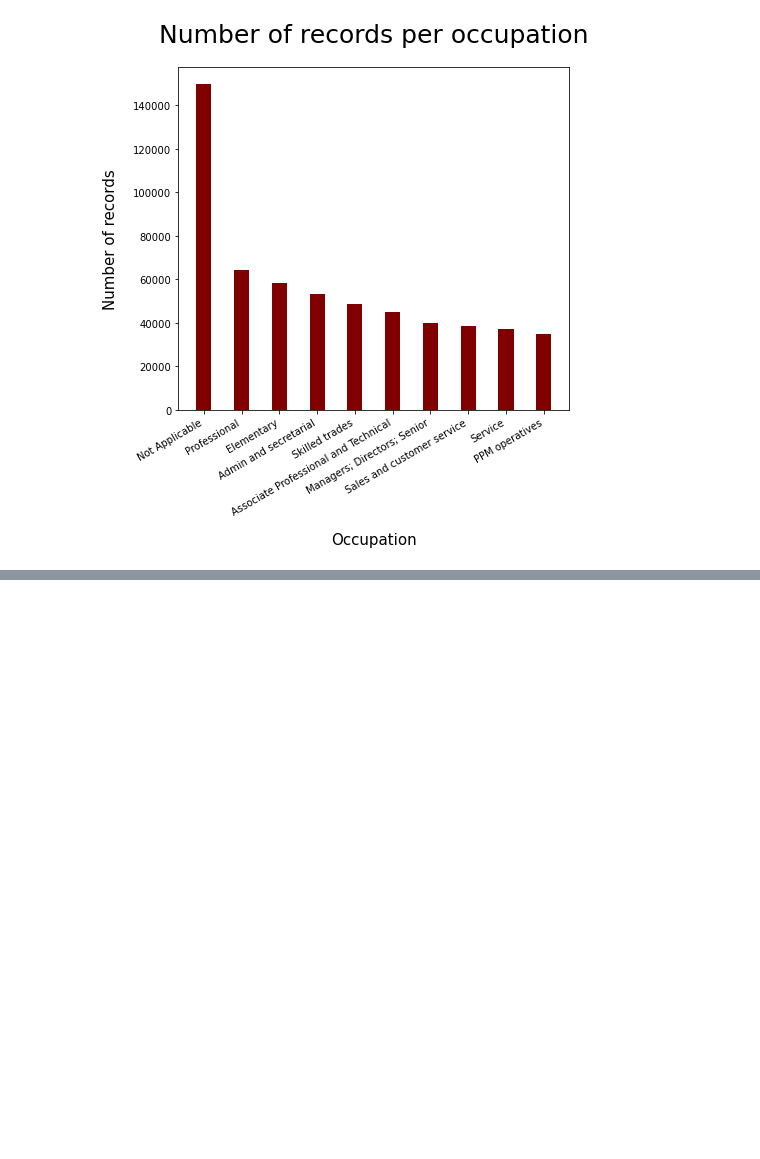
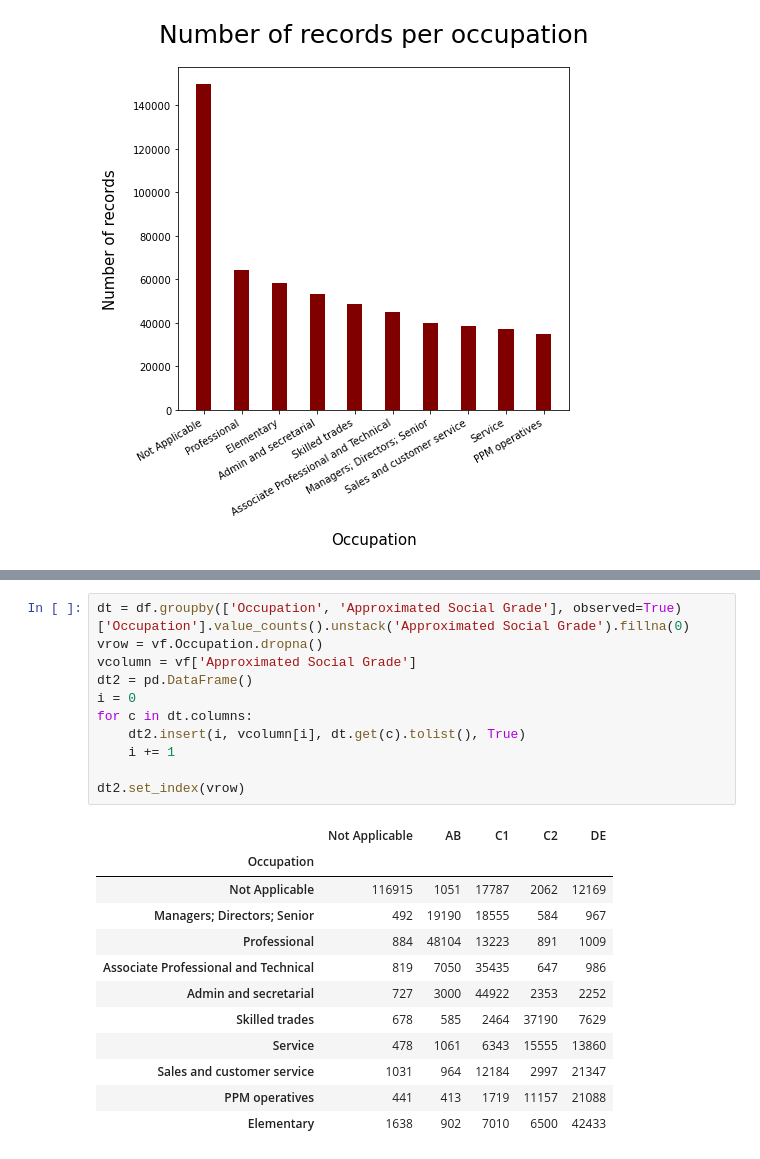
Before and after one commit to b0mbastik/PythonP2, a Jupyter notebook: analysis.ipynb, the cells around one changed output, grey strips where cells are left out. Cells and saved outputs as stored; diff of their text form; blank space fills up the shorter version.

```diff
--- a/analysis.ipynb
+++ b/analysis.ipynb
@@ -79,0 +108,24 @@ rg.get_pie_chart(df['Country of Birth'], vf['Country of Birth'], "Country of Bir
+# %%
+dt = df.groupby(['Occupation', 'Approximated Social Grade'], observed=True)['Occupation'].value_counts().unstack('Approximated Social Grade').fillna(0)
+vrow = vf.Occupation.dropna()
+vcolumn = vf['Approximated Social Grade']
+dt2 = pd.DataFrame()
+i = 0
+for c in dt.columns:
+    dt2.insert(i, vcolumn[i], dt.get(c).tolist(), True)
+    i += 1
+
+dt2.set_index(vrow)
+# %% [output]
+|  | Not Applicable | AB | C1 | C2 | DE |
+| Occupation |  |  |  |  |  |
+| Not Applicable | 116915 | 1051 | 17787 | 2062 | 12169 |
+| Managers; Directors; Senior | 492 | 19190 | 18555 | 584 | 967 |
+| Professional | 884 | 48104 | 13223 | 891 | 1009 |
+| Associate Professional and Technical | 819 | 7050 | 35435 | 647 | 986 |
+| Admin and secretarial | 727 | 3000 | 44922 | 2353 | 2252 |
+| Skilled trades | 678 | 585 | 2464 | 37190 | 7629 |
+| Service | 478 | 1061 | 6343 | 15555 | 13860 |
+| Sales and customer service | 1031 | 964 | 12184 | 2997 | 21347 |
+| PPM operatives | 441 | 413 | 1719 | 11157 | 21088 |
+| Elementary | 1638 | 902 | 7010 | 6500 | 42433 |
```
Also changed, not shown: parts of 5 cells of this notebook, 7 other files.
